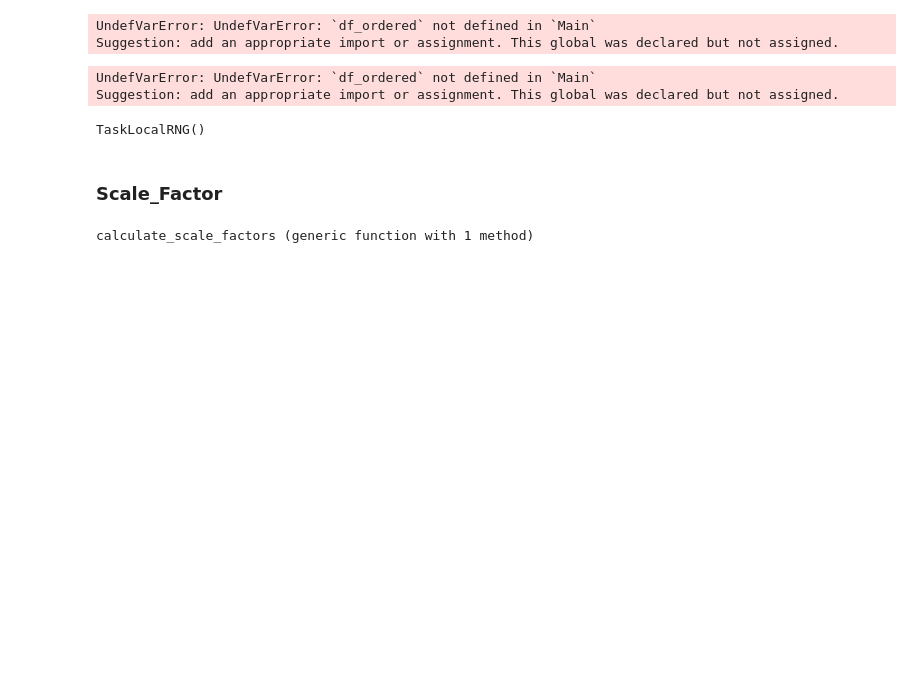
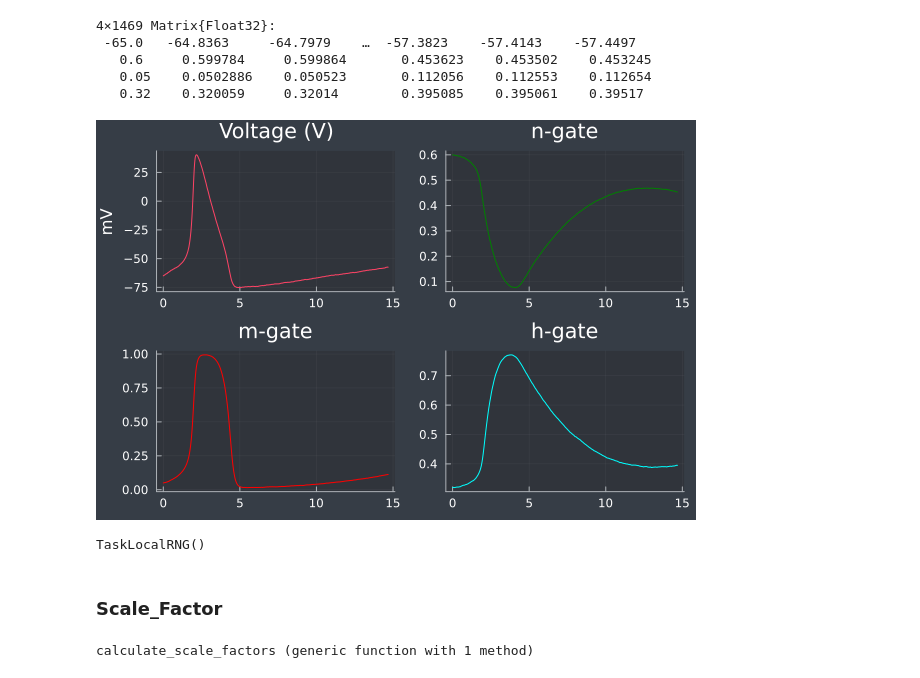
Before and after one commit to Nirbhay0007/Neural_Spiking_Dynamics, a Jupyter notebook: PINODE_SR/pinode_sr.ipynb, the cells around one changed output. Drawn from its saved outputs; the diff is of its cells as text; code cells hidden in the pictures; blank space fills up the shorter version.

```diff
--- a/PINODE_SR/pinode_sr.ipynb
+++ b/PINODE_SR/pinode_sr.ipynb
@@ -13,3 +3,2 @@ data = "notebooks/1_data_generation/0_noise/HH_4D_data.csv"
 # %%
-file_path = raw"c:/Users/nirbh/Neural_Spiking_Dynamics/notebooks/1_data_generation/0_noise/HH_4D_data.csv"
-HH_data = CSV.read(file_path, DataFrame)
+using Lux, SciMLSensitivity, Optimization, OptimizationOptimisers, Statistics, Random, ComponentArrays, StaticArrays, Zygote, DifferentialEquations
@@ -18,3 +5,3 @@ ArgumentError: ArgumentError: "c:/Users/nirbh/Neural_Spiking_Dynamics/notebooks/
 # %%
-df_ordered = HH_data[:, [:t, :V, :n, :m, :h]]
+df_ordered = HH_data[:, [:timestamp, :V, :n, :m, :h]]
 # %% [output]
@@ -23,22 +28,24 @@ Suggestion: add an appropriate import or assignment. This global was declared bu
 # %%
-t_train =  Float32.(df_ordered.t)
+t_train =  Float32.(df_ordered.timestamp)
 z_train = Float32.(Matrix(df_ordered[:, [:V, :n, :m, :h]])')
 # %% [output]
-UndefVarError: UndefVarError: `df_ordered` not defined in `Main`
-Suggestion: add an appropriate import or assignment. This global was declared but not assigned.
+4×1469 Matrix{Float32}:
+ -65.0   -64.8363     -64.7979    …  -57.3823    -57.4143    -57.4497
+   0.6     0.599784     0.599864       0.453623    0.453502    0.453245
+   0.05    0.0502886    0.050523       0.112056    0.112553    0.112654
+   0.32    0.320059     0.32014        0.395085    0.395061    0.39517
 # %%
 using Plots
 theme(:dark)
 # Create 4 subplots in a 2x2 grid
-p1 = plot(df_ordered.t, df_ordered.V, title="Voltage (V)", ylabel="mV")
-p2 = plot(df_ordered.t, df_ordered.n, title="n-gate", color=:green)
-p3 = plot(df_ordered.t, df_ordered.m, title="m-gate", color=:red)
-p4 = plot(df_ordered.t, df_ordered.h, title="h-gate", color=:cyan)
+p1 = plot(df_ordered.timestamp, df_ordered.V, title="Voltage (V)", ylabel="mV")
+p2 = plot(df_ordered.timestamp, df_ordered.n, title="n-gate", color=:green)
+p3 = plot(df_ordered.timestamp, df_ordered.m, title="m-gate", color=:red)
+p4 = plot(df_ordered.timestamp, df_ordered.h, title="h-gate", color=:cyan)
 
 plot(p1, p2, p3, p4, layout=(2, 2), legend=false)
 # %% [output]
-UndefVarError: UndefVarError: `df_ordered` not defined in `Main`
-Suggestion: add an appropriate import or assignment. This global was declared but not assigned.
+[figure, added]
 # %%
 rng = Random.default_rng()
 # %% [output]
```
Also changed, not shown: parts of 13 cells of this notebook, 1 other file.
